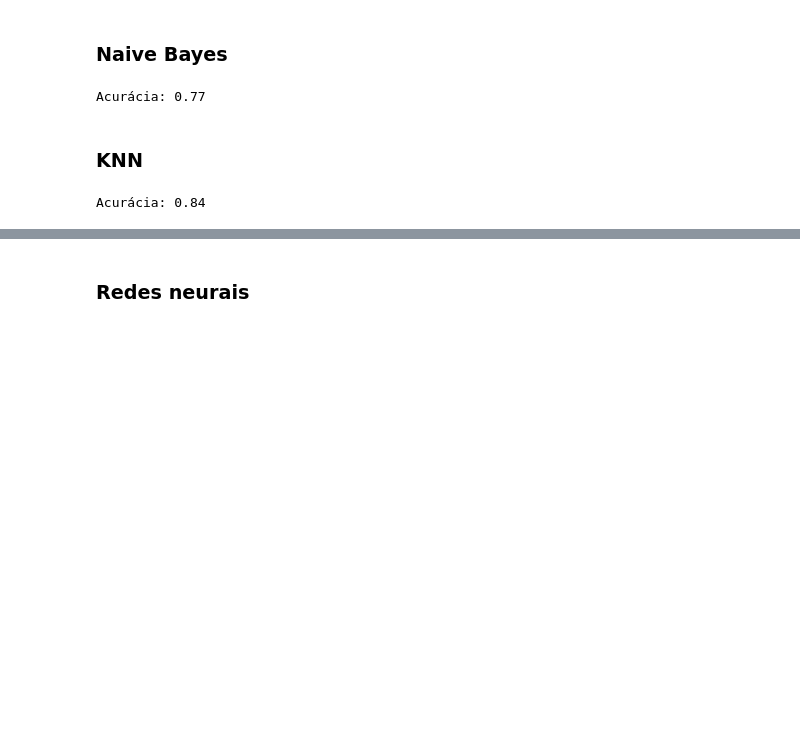
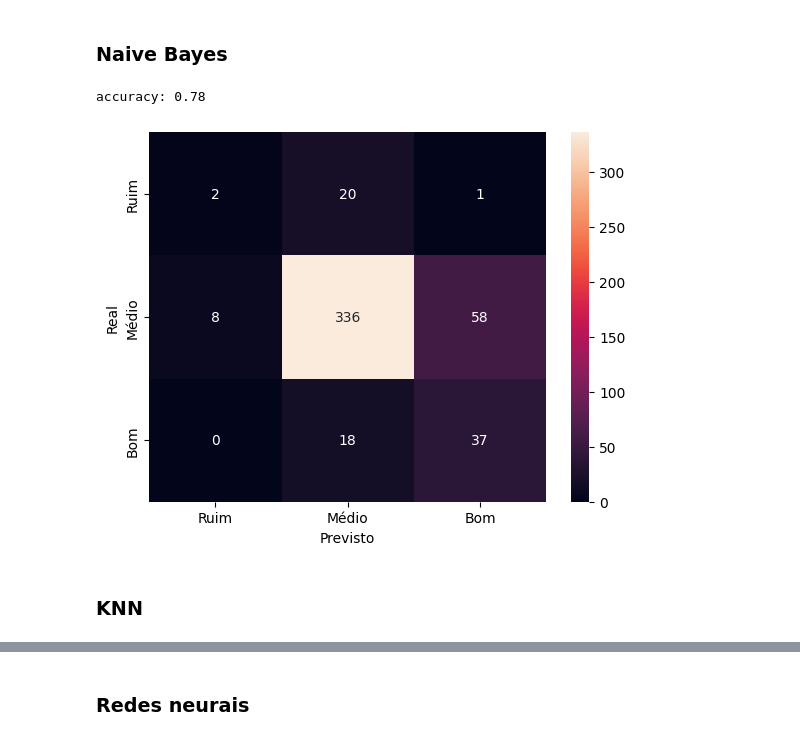
Before and after one commit to leonardodimarchi/ai-regression-and-classification, a Jupyter notebook: classification.ipynb, the cells around one changed output, grey strips where cells are left out. Saved outputs shown, nothing was run; the diff lists cells and outputs as text; code cells hidden in the pictures; blank space fills up the shorter version.

```diff
--- a/classification.ipynb
+++ b/classification.ipynb
@@ -175,33 +199,29 @@ X_test = scaler.transform(X_test)
 # Modelos
 # %% [markdown]
 ### Naive Bayes
-# %%
-from sklearn.naive_bayes import GaussianNB
-from sklearn.metrics import accuracy_score
-
-model = GaussianNB()
-model.fit(X_train, y_train)
-
-y_pred = model.predict(X_test)
-
-accuracy = accuracy_score(y_test, y_pred)
-
-print(f'Acurácia: {accuracy:.2f}')
-# %% [output]
-Acurácia: 0.77
+# %%
+# Iniciando treino
+model = GaussianNB()
+model.fit(X_train, y_train)
+
+# Iniciando teste
+y_pred = model.predict(X_test)
+
+# Acurácia
+accuracy = accuracy_score(y_test, y_pred)
+
+print(f'accuracy: {accuracy:.2f}')
+
+# Matriz de confusão
+cm = confusion_matrix(y_test, y_pred)
+labels=['Ruim', 'Médio', 'Bom']
+
+sns.heatmap(cm, annot=True, fmt='d', xticklabels=labels, yticklabels=labels,)
+plt.xlabel("Previsto")
+plt.ylabel("Real")
+plt.show()
+# %% [output]
+accuracy: 0.78
+[figure, added]
 # %% [markdown]
 ### KNN
-# %%
-from sklearn.neighbors import KNeighborsClassifier
-from sklearn.metrics import accuracy_score
-
-knn = KNeighborsClassifier(n_neighbors=12)
-knn.fit(X_train,y_train)
-
-pred = knn.predict(X_test)
-
-accuracy = accuracy_score(y_test,pred)
-
-print(f'Acurácia: {accuracy:.2f}')
-# %% [output]
-Acurácia: 0.84
```
Also changed, not shown: parts of 18 cells of this notebook.
